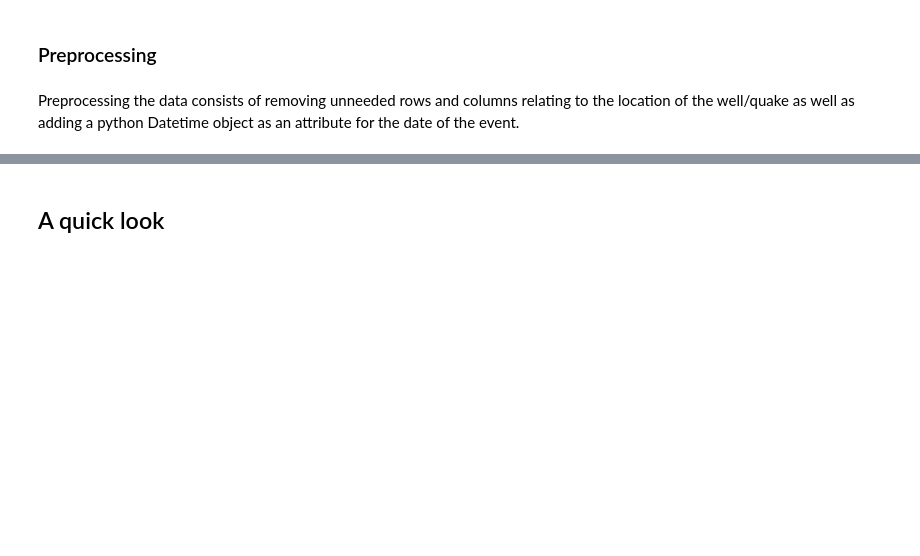
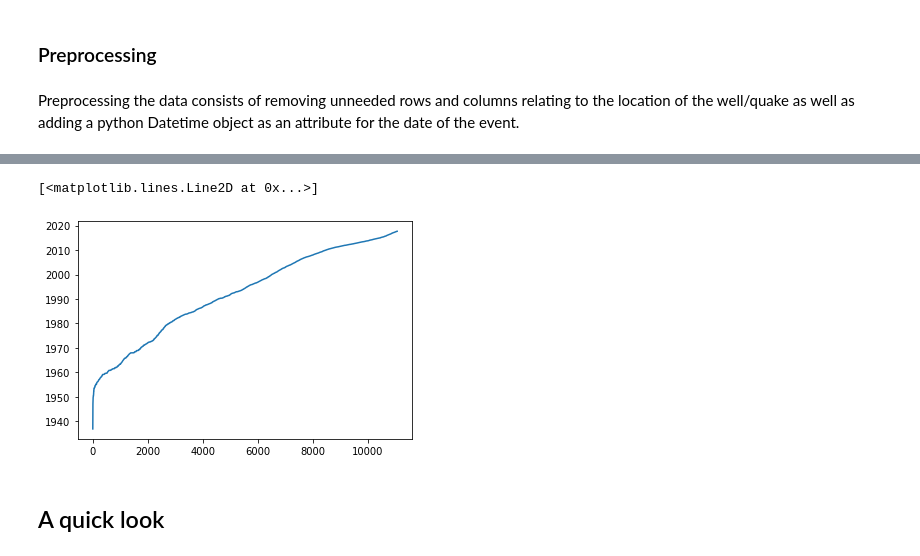
Before and after one commit to kylepollina/earthscience, a Jupyter notebook: notebooks/Fracking_and_Oklahoma_Quakes/Fracking_and_Oklahoma_Quakes main.ipynb, the cells around one changed output, grey strips where cells are left out. Drawn from its saved outputs; the diff is of its cells as text; code cells hidden in the pictures; blank space fills up the shorter version.

```diff
--- a/notebooks/Fracking_and_Oklahoma_Quakes/Fracking_and_Oklahoma_Quakes main.ipynb
+++ b/notebooks/Fracking_and_Oklahoma_Quakes/Fracking_and_Oklahoma_Quakes main.ipynb
@@ -26,3 +58,9 @@ quakes = preprocess.preprocess_quakes()
+# %%
+fig, ax = plt.subplots()
+ax.plot(wells['time'])
+# %% [output]
+[<matplotlib.lines.Line2D at 0x...>]
+[figure, added]
 # %% [markdown]
 ## A quick look
 # %% [markdown]
```
Also changed, not shown: parts of 10 cells of this notebook, 8 other files.
